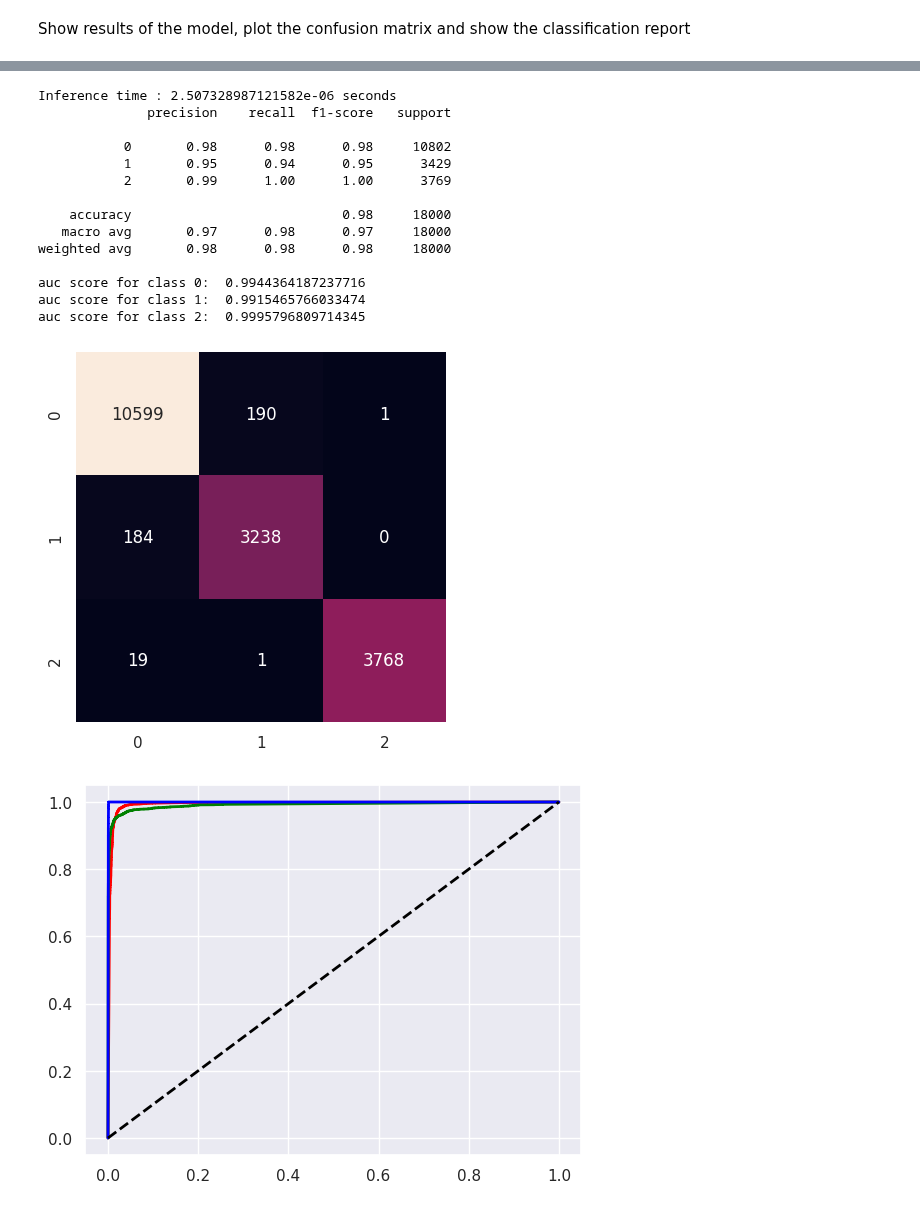
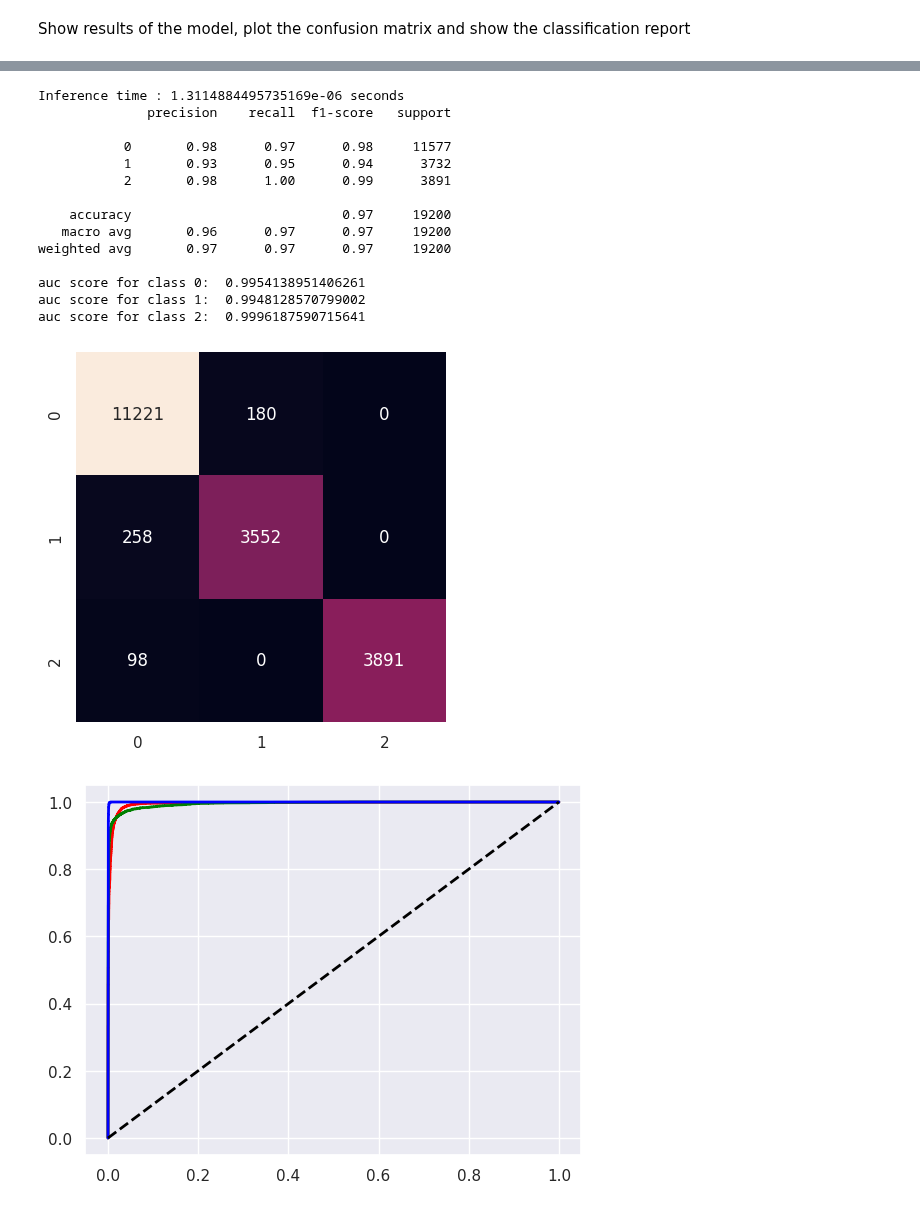
Before and after one commit to LouisCleriot/Stellar-object-classification, a Jupyter notebook: notebooks/random-forest.ipynb, the cells around one changed output, grey strips where cells are left out. Saved outputs shown, nothing was run; the diff lists cells and outputs as text; code cells hidden in the pictures.

```diff
--- a/notebooks/random-forest.ipynb
+++ b/notebooks/random-forest.ipynb
@@ -13,10 +13,10 @@ in this notebook we will train and save a random forest model then plot and show
 # %%
 RandomForest = RFClassifier()
 #load train and test split
-X_train = pd.read_csv('../data/interim/with_outlier.csv')
+X_train = pd.read_csv('../data/processed/train_.csv')
 y_train = X_train['class']
 X_train = X_train.drop(['class'], axis=1)
-X_test = pd.read_csv('../data/inter/test_processed.csv')
+X_test = pd.read_csv('../data/processed/test_scaled_pca.csv')
 y_test = X_test['class']
 X_test = X_test.drop(['class'], axis=1)
 #encode labels
@@ -55,4 +52,0 @@ load the result from the grid search and plot the results
-# %%
-best_params = RandomForest.best_params
-print(best_params)
-RandomForest.train(X_train, y_train)
@@ -112,24 +55,21 @@ plt.show()
-# %%
-#get the best number of trees
-best_n_trees = np.argmax(f1_macro_cumul)+1
-new_estimators = estimators['estimators'].iloc[:best_n_trees].tolist()
-RandomForest.model.estimators_ = new_estimators
-# %%
-RandomForest.evaluate(X_test, y_test)
-# %% [output]
-Inference time : 2.507328987121582e-06 seconds
-              precision    recall  f1-score   support
-
-           0       0.98      0.98      0.98     10802
-           1       0.95      0.94      0.95      3429
-           2       0.99      1.00      1.00      3769
-
-    accuracy                           0.98     18000
-   macro avg       0.97      0.98      0.97     18000
-weighted avg       0.98      0.98      0.98     18000
-
-auc score for class 0:  0.9944364187237716
-auc score for class 1:  0.9915465766033474
-auc score for class 2:  0.9995796809714345
-[figure, removed]
-[figure, removed]
+# %%
+#change X_test columns names to u,g,r,i,z,redshift
+X_test.columns = ['ugzri_1', 'ugzri_2', 'ugzri_3', 'ugzri_4', 'ugzri_5','redshift']
+RandomForest.evaluate(X_test, y_test)
+# %% [output]
+Inference time : 1.3114884495735169e-06 seconds
+              precision    recall  f1-score   support
+
+           0       0.98      0.97      0.98     11577
+           1       0.93      0.95      0.94      3732
+           2       0.98      1.00      0.99      3891
+
+    accuracy                           0.97     19200
+   macro avg       0.96      0.97      0.97     19200
+weighted avg       0.97      0.97      0.97     19200
+
+auc score for class 0:  0.9954138951406261
+auc score for class 1:  0.9948128570799002
+auc score for class 2:  0.9996187590715641
+[figure, added]
+[figure, added]
```
Also changed, not shown: parts of 8 cells of this notebook, 2 other files.
